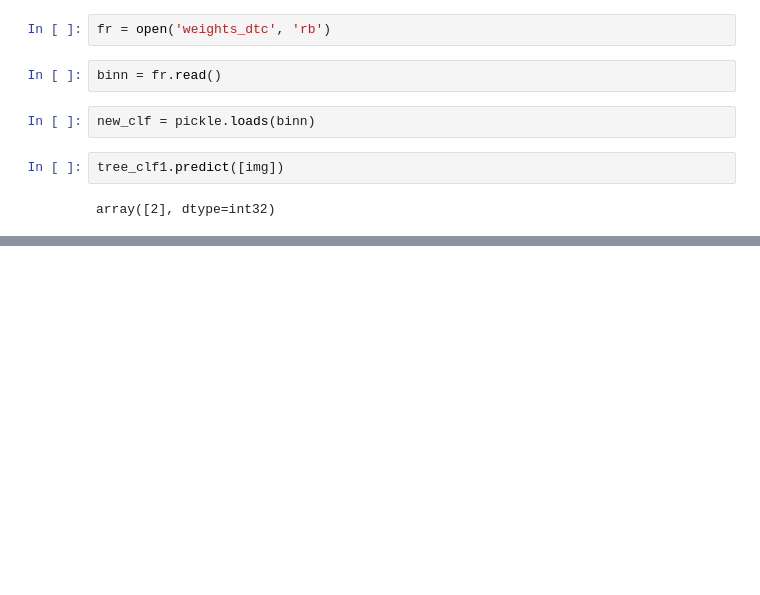
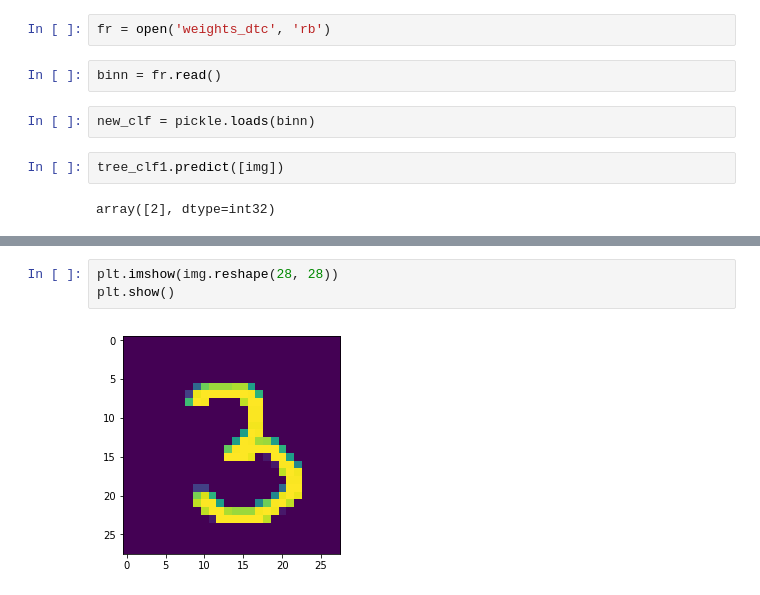
Before and after one commit to vishal-pandey/ml-and-ds, a Jupyter notebook: decision-tree.ipynb, the cells around one changed output, grey strips where cells are left out. Saved outputs shown, nothing was run; the diff lists cells and outputs as text; blank space fills up the shorter version.

```diff
--- a/decision-tree.ipynb
+++ b/decision-tree.ipynb
@@ -187,0 +213,5 @@ array([2], dtype=int32)
+# %%
+plt.imshow(img.reshape(28, 28))
+plt.show()
+# %% [output]
+[figure, added]
```
Also changed, not shown: parts of 8 cells of this notebook, 8 other files.
